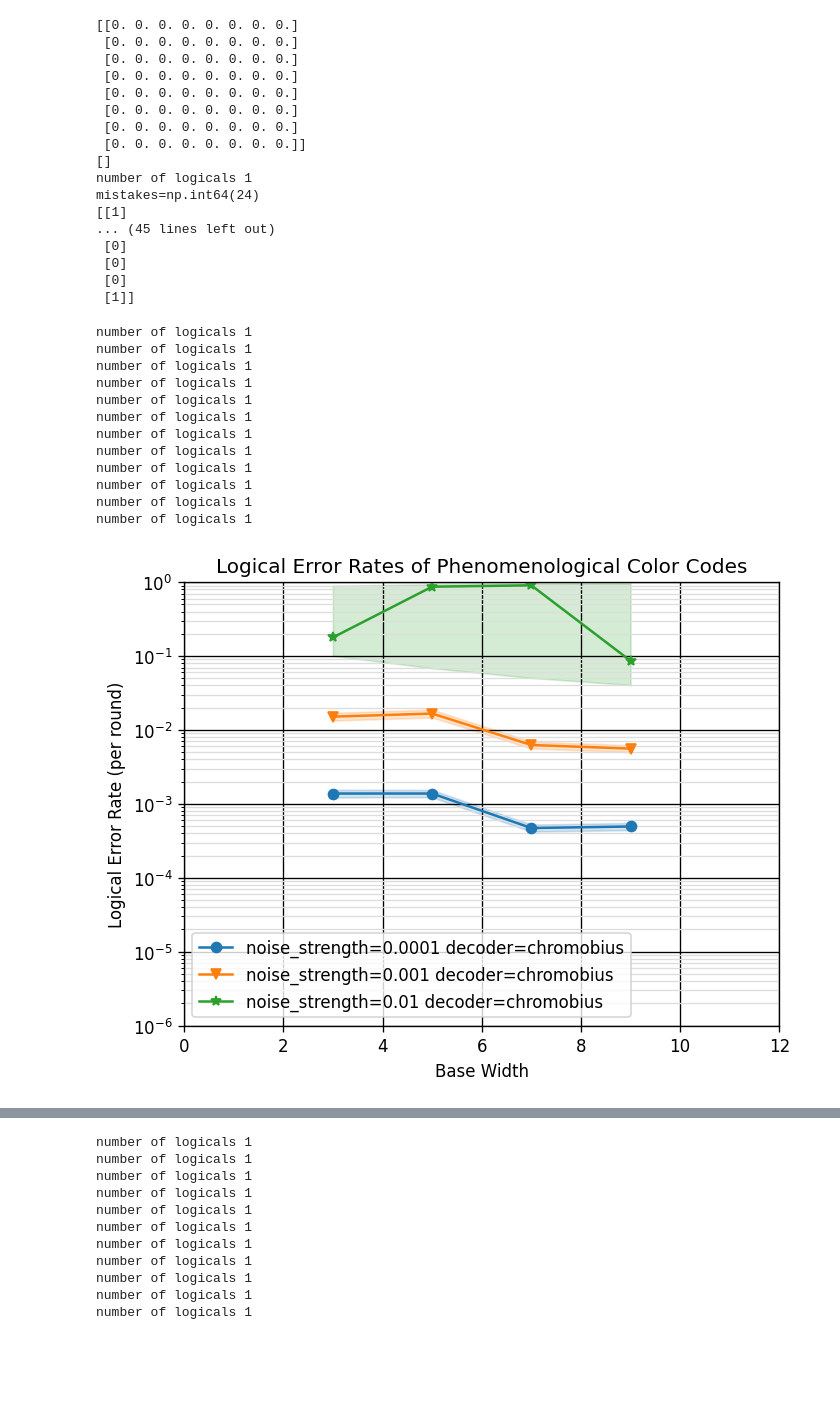
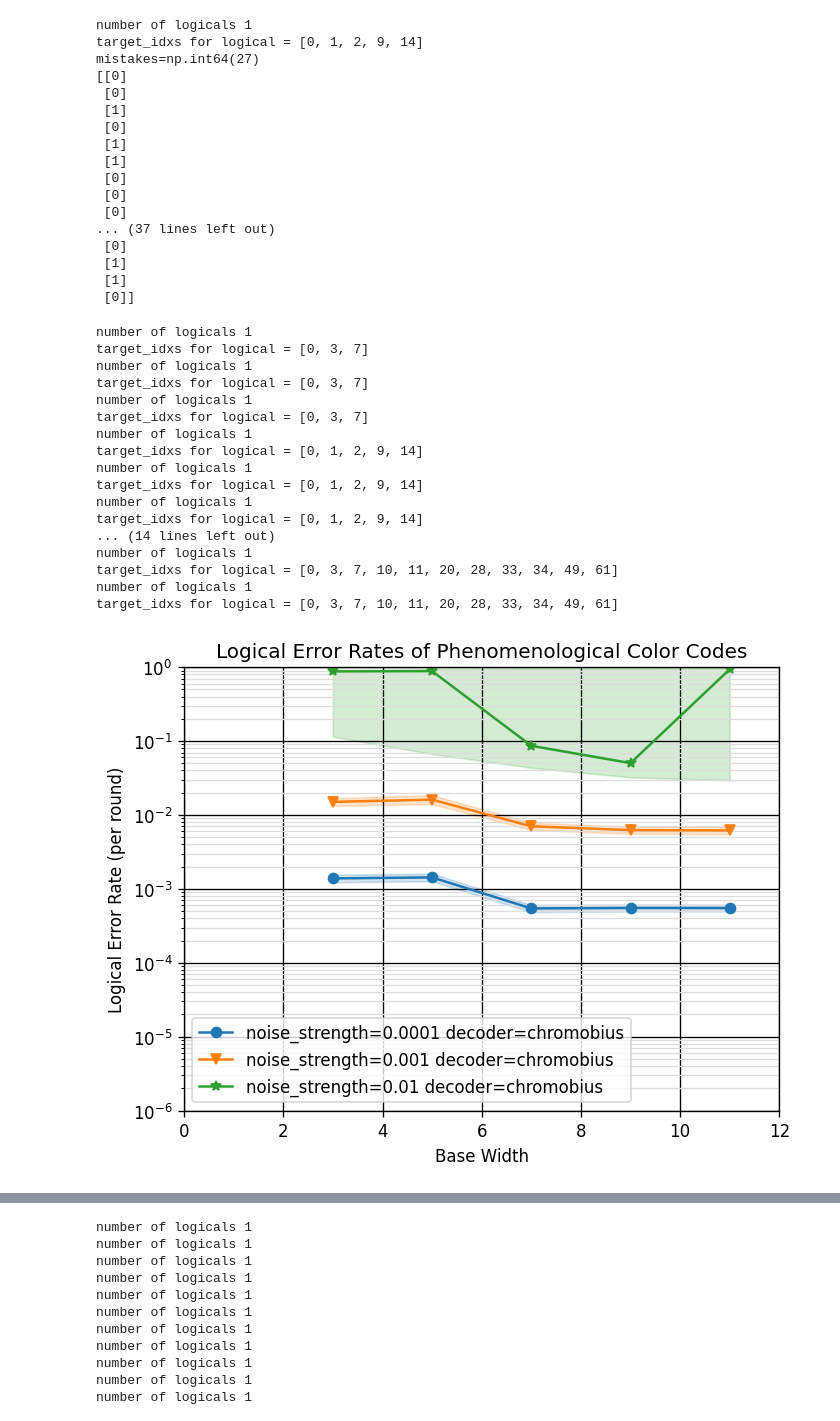
Before and after one commit to monamoeba/CST-Part-II-Project-Code, a Jupyter notebook: color_code_experiments/488Debug.ipynb, the cells around one changed output, grey strips where cells are left out. Saved outputs shown, nothing was run; the diff lists cells and outputs as text; code cells hidden in the pictures; blank space fills up the shorter version.

Commit message:
logical experiments

```diff
--- a/color_code_experiments/488Debug.ipynb
+++ b/color_code_experiments/488Debug.ipynb
@@ -3,6 +3,7 @@ import numpy as np
 import ldpc.mod2.mod2_numpy as mod2
 import numpy.typing as npt
 
+"""
 def _get_stabilizers(self):
     arr = []
     qub_index = {q:i for i,q in enumerate(self.qubits)}
@@ -13,7 +14,7 @@ def _get_stabilizers(self):
             subarr[qub_index[qtoid[q]]] = 1
         arr.append(subarr)
 
-    return arr
+    return arr"""
 
 def _compute_logical(m1: npt.NDArray[np.int8], m2: npt.NDArray[np.int8]) -> npt.NDArray[np.int8]:
     """Compute the logical matrix L."""
@@ -24,7 +25,11 @@ def _compute_logical(m1: npt.NDArray[np.int8], m2: npt.NDArray[np.int8]) -> npt.
     log_op_indices = [i for i in range(im_m2_transp.shape[0], log_stack.shape[0]) if i in pivots]
     return log_stack[log_op_indices]
 
+#488 d3
 stabs = [[1,1,1,1,0,0,0],[0,1,1,0,1,0,1],[0,0,1,1,1,1,0]]
+
+#666 d3
+stabs = [[1,1,1,1,0,0,0],[0,1,0,1,0,1,1],[0,0,1,1,1,1,0]]
 xstabs = np.array(stabs)
 zstabs = np.array(stabs)
 
@@ -312,9 +317,10 @@ class ColorCodeCircuit488Debug():
         Hz = np.array(stabs)
         #debugging assert
         assert np.all(Hx @ Hz.T % 2 == 0)
-        log_arr = self._compute_logical(Hz,Hx)
+        log_arr = self._compute_logical(Hx,Hz)
         print(f"number of logicals {len(log_arr)}")
         target_idxs = self._translate_log(log_arr,mapping)
+        print(f"target_idxs for logical = {target_idxs}")
         obs_targets = [stim.target_rec(q_rec_offsets[i]) for i in target_idxs]
         circ.append("OBSERVABLE_INCLUDE", obs_targets, 0)
 
@@ -485,7 +491,8 @@ class ColorCodeCircuit488Debug():
                     #cnot noise + idle noise
                     #stab_circ.append("DEPOLARIZE2", depolarise_ops, noise)
                     stab_circ.append("DEPOLARIZE2", measurements, noise)
-                    stab_circ.append("DEPOLARIZE1", [q for q in self.qubits if q not in measurements], noise)
+                    #depolarise idle qubits/ancilla
+                    stab_circ.append("DEPOLARIZE1", [q for q in (self.qubits|self.ancilla) if q not in measurements], noise)
                 stab_circ.append("TICK")
 
         ancilla_idxs = [self.qtoid[a.ancilla] for a in self._tiles]
@@ -498,6 +505,7 @@ class ColorCodeCircuit488Debug():
 
         if add_noise:
             stab_circ.append("DEPOLARIZE1", self.qubits, noise)
+
         stab_circ.append("TICK")
 # %%
 import svgwrite
@@ -634,23 +644,23 @@ mistakes = np.count_nonzero(np.any(predicted_obs != actual_obs, axis=1))
 print(f'{mistakes=}')
 print(predicted_obs)
 # %% [output]
-[[0. 0. 0. 0. 0. 0. 0. 0.]
- [0. 0. 0. 0. 0. 0. 0. 0.]
- [0. 0. 0. 0. 0. 0. 0. 0.]
- [0. 0. 0. 0. 0. 0. 0. 0.]
- [0. 0. 0. 0. 0. 0. 0. 0.]
- [0. 0. 0. 0. 0. 0. 0. 0.]
- [0. 0. 0. 0. 0. 0. 0. 0.]
- [0. 0. 0. 0. 0. 0. 0. 0.]]
-[]
 number of logicals 1
-mistakes=np.int64(24)
-[[1]
-... (45 lines left out)
+target_idxs for logical = [0, 1, 2, 9, 14]
+mistakes=np.int64(27)
+[[0]
+ [0]
+ [1]
+ [0]
+ [1]
+ [1]
  [0]
  [0]
  [0]
- [1]]
+... (37 lines left out)
+ [0]
+ [1]
+ [1]
+ [0]]
 # %%
 #plotting
 import matplotlib.pyplot as plt
@@ -662,7 +672,7 @@ tasks = [
         circuit=ColorCodeCircuit488Debug(d,r,p).get_circuit(),
         json_metadata={'d': d, 'p': p, 'r': r, 'b': b},
     )
-    for d in [3,5,7,9]
+    for d in [3,5,7,9,11]
     for r in [d*4]
     for b in ['Z']
     for p in [0.001,0.0001,0.01]
@@ -678,38 +688,43 @@ stats = sinter.collect(
     custom_decoders=chromobius.sinter_decoders(),
 )
 
 fig, ax = plt.subplots(1, 1)
 sinter.plot_error_rate(
     ax=ax,
     stats=stats,
     x_func=lambda stat: stat.json_metadata['d'],
     group_func=lambda stat: f"""noise_strength={stat.json_metadata['p']} decoder={stat.decoder}""",
     failure_units_per_shot_func=lambda stat: stat.json_metadata['r'],
 )
 ax.set_ylim(1e-6, 1e-0)
 ax.set_xlim(0, 12)
 ax.semilogy()
 ax.set_title("Logical Error Rates of Phenomenological Color Codes")
 ax.set_xlabel("Base Width")
 ax.set_ylabel("Logical Error Rate (per round)")
 ax.grid(which='major', color='#000000')
 ax.grid(which='minor', color='#DDDDDD')
 ax.legend()
 fig.set_dpi(120)  # Show it bigger
 # %% [output]
 number of logicals 1
+target_idxs for logical = [0, 3, 7]
 number of logicals 1
+target_idxs for logical = [0, 3, 7]
 number of logicals 1
+target_idxs for logical = [0, 3, 7]
 number of logicals 1
+target_idxs for logical = [0, 1, 2, 9, 14]
 number of logicals 1
+target_idxs for logical = [0, 1, 2, 9, 14]
 number of logicals 1
+target_idxs for logical = [0, 1, 2, 9, 14]
+... (14 lines left out)
 number of logicals 1
+target_idxs for logical = [0, 3, 7, 10, 11, 20, 28, 33, 34, 49, 61]
 number of logicals 1
-number of logicals 1
-number of logicals 1
-number of logicals 1
-number of logicals 1
+target_idxs for logical = [0, 3, 7, 10, 11, 20, 28, 33, 34, 49, 61]
-[figure, old version]
+[figure, new version]
 # %%
 import matplotlib.pyplot as plt
 
```
Also changed, not shown: parts of 5 cells of this notebook, 2 other files.
